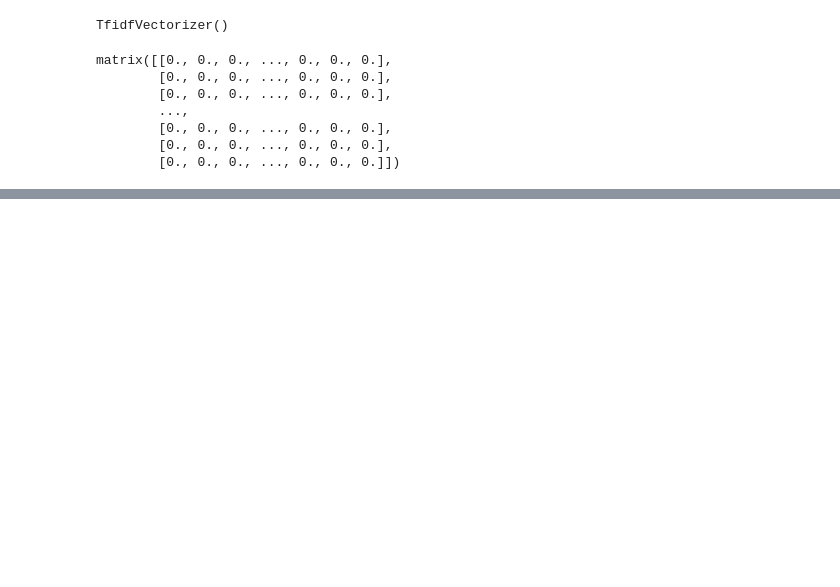
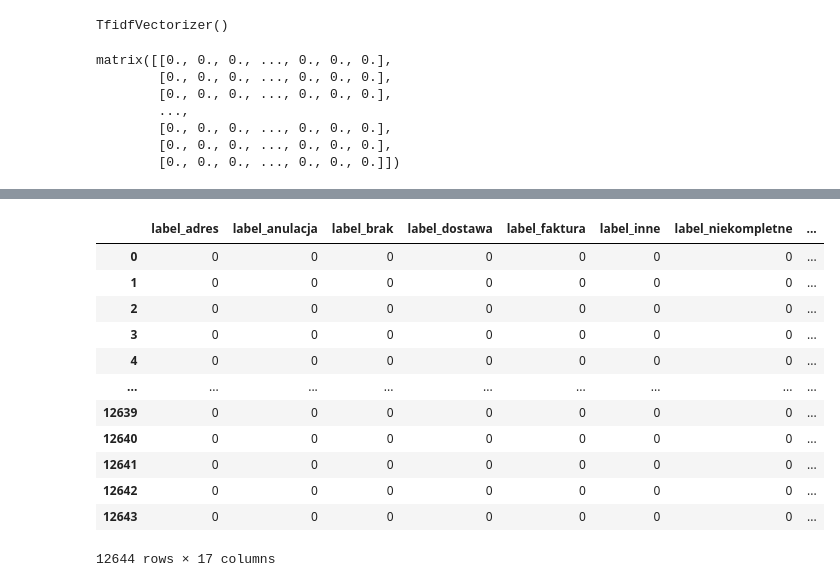
Before and after one commit to arioslock/projects_in_progress, a Jupyter notebook: projekt_koncowy.ipynb, the cells around one changed output, grey strips where cells are left out. Saved outputs shown, nothing was run; the diff lists cells and outputs as text; code cells hidden in the pictures; blank space fills up the shorter version.

```diff
--- a/projekt_koncowy.ipynb
+++ b/projekt_koncowy.ipynb
@@ -593,0 +621,41 @@ weighted avg       0.72      0.68      0.67      1223
+# %%
+df = pd.DataFrame(df_to_model[['Description', 'final_label']])
+df.reset_index(inplace=True)
+# %%
+REGX_URL = r"(https?://|www\.)[^\s/$.?#].[^\s]*"
+
+def preprocessing(text):
+  text = text.lower()
+  text = text.replace("&quot;", '"')
+
+  text = re.sub(REGX_URL, ' ', text)
+
+  tokens = [token.text for token in nlp(text)]
+
+  tokens = [t for t in tokens if
+              t not in STOP_WORDS and
+              t not in string.punctuation]
+
+  tokens = [t for t in tokens if not t.isdigit()]
+
+  return " ".join(tokens)
+# %%
+df['Description_cleaned'] = df['Description'].apply(preprocessing)
+# %%
+y =pd.get_dummies((df['final_label']), prefix='label')
+# %%
+y
+# %% [output]
+|  | label_adres | label_anulacja | label_brak | label_dostawa | label_faktura | label_inne | label_niekompletne | ... |
+| 0 | 0 | 0 | 0 | 0 | 0 | 0 | 0 | ... |
+| 1 | 0 | 0 | 0 | 0 | 0 | 0 | 0 | ... |
+| 2 | 0 | 0 | 0 | 0 | 0 | 0 | 0 | ... |
+| 3 | 0 | 0 | 0 | 0 | 0 | 0 | 0 | ... |
+| 4 | 0 | 0 | 0 | 0 | 0 | 0 | 0 | ... |
+| ... | ... | ... | ... | ... | ... | ... | ... | ... |
+| 12639 | 0 | 0 | 0 | 0 | 0 | 0 | 0 | ... |
+| 12640 | 0 | 0 | 0 | 0 | 0 | 0 | 0 | ... |
+| 12641 | 0 | 0 | 0 | 0 | 0 | 0 | 0 | ... |
+| 12642 | 0 | 0 | 0 | 0 | 0 | 0 | 0 | ... |
+| 12643 | 0 | 0 | 0 | 0 | 0 | 0 | 0 | ... |
+12644 rows × 17 columns
```
Also changed, not shown: parts of 28 cells of this notebook, 7 other files.
